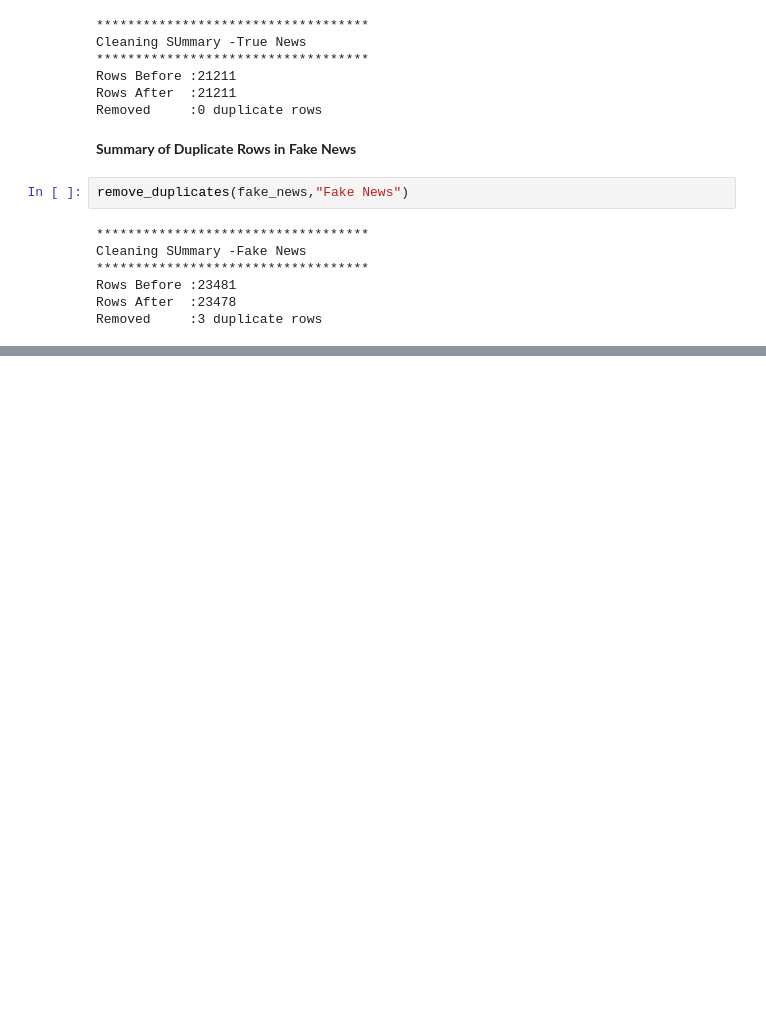
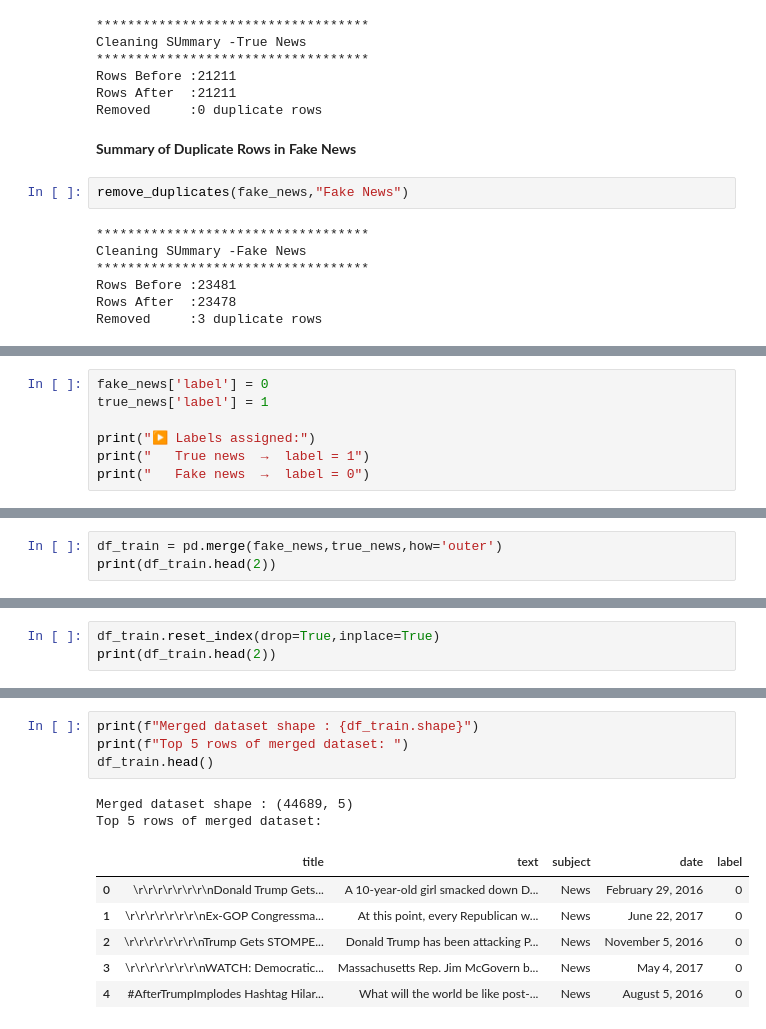
Before and after one commit to rajukarki467/Data-Science-projects, a Jupyter notebook: FakeNewsDetection.ipynb, the cells around one changed output, grey strips where cells are left out. Cells and saved outputs as stored; diff of their text form; blank space fills up the shorter version.

Commit message:
merged the table

```diff
--- a/FakeNewsDetection.ipynb
+++ b/FakeNewsDetection.ipynb
@@ -433,0 +446,7 @@ Removed     :3 duplicate rows
+# %%
+fake_news['label'] = 0
+true_news['label'] = 1
+
+print("▶ Labels assigned:")
+print("   True news  →  label = 1")
+print("   Fake news  →  label = 0")
@@ -433,0 +462,3 @@ Removed     :3 duplicate rows
+# %%
+df_train = pd.merge(fake_news,true_news,how='outer')
+print(df_train.head(2))
@@ -433,0 +477,3 @@ Removed     :3 duplicate rows
+# %%
+df_train.reset_index(drop=True,inplace=True)
+print(df_train.head(2))
@@ -433,0 +492,13 @@ Removed     :3 duplicate rows
+# %%
+print(f"Merged dataset shape : {df_train.shape}")
+print(f"Top 5 rows of merged dataset: ")
+df_train.head()
+# %% [output]
+Merged dataset shape : (44689, 5)
+Top 5 rows of merged dataset:
+|  | title | text | subject | date | label |
+| 0 | \r\r\r\r\r\r\r\nDonald Trump Gets... | A 10-year-old girl smacked down D... | News | February 29, 2016 | 0 |
+| 1 | \r\r\r\r\r\r\r\nEx-GOP Congressma... | At this point, every Republican w... | News | June 22, 2017 | 0 |
+| 2 | \r\r\r\r\r\r\r\nTrump Gets STOMPE... | Donald Trump has been attacking P... | News | November 5, 2016 | 0 |
+| 3 | \r\r\r\r\r\r\r\nWATCH: Democratic... | Massachusetts Rep. Jim McGovern b... | News | May 4, 2017 | 0 |
+| 4 | #AfterTrumpImplodes Hashtag Hilar... | What will the world be like post-... | News | August 5, 2016 | 0 |
```
Also changed, not shown: parts of 7 cells of this notebook.
